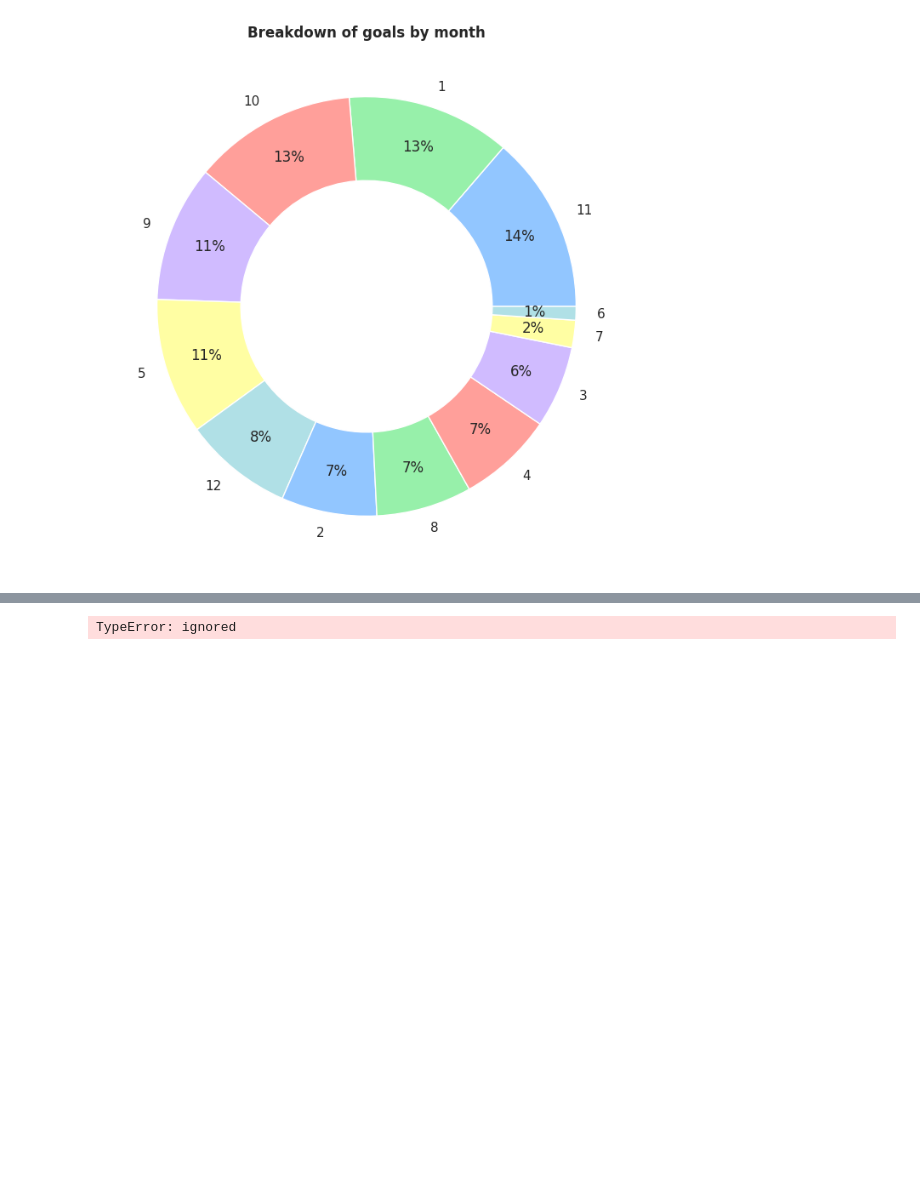
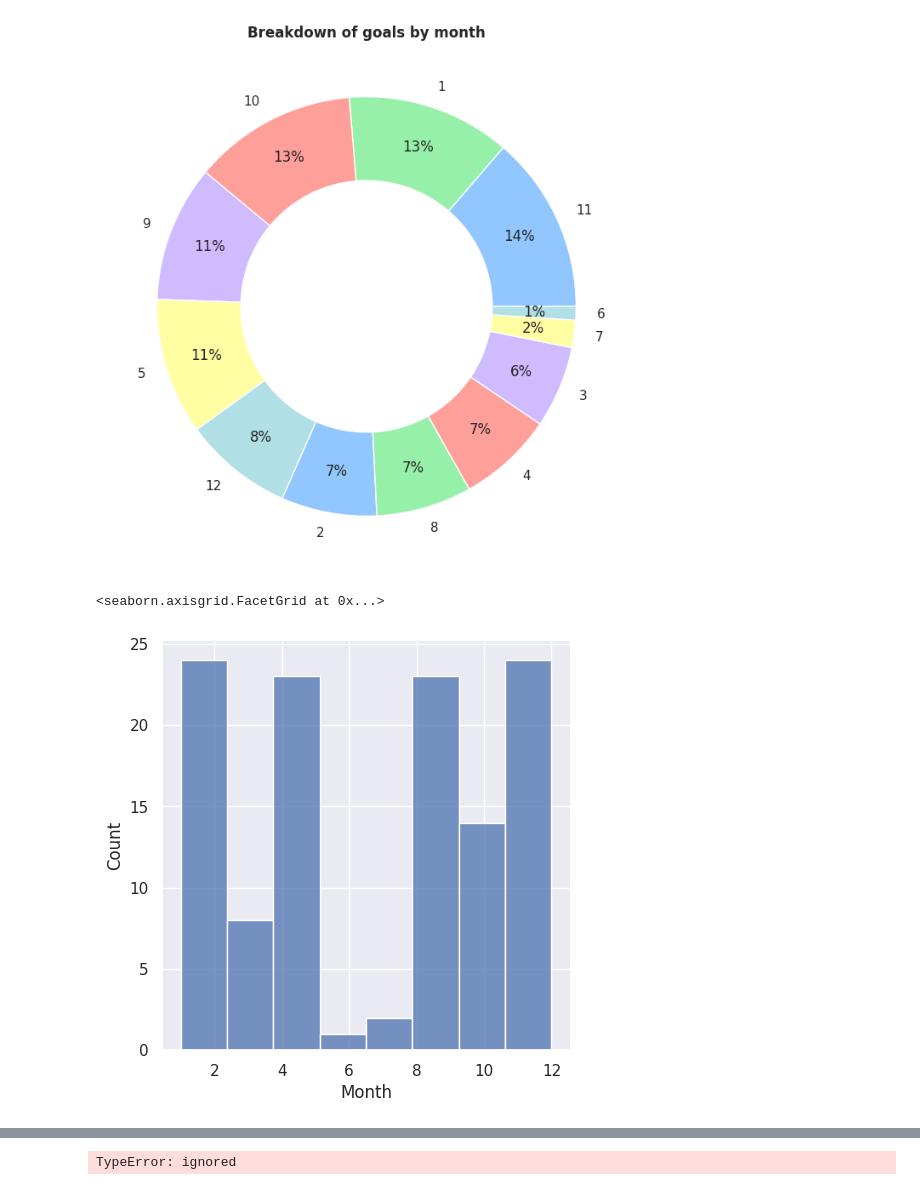
Before and after one commit to guilhermelaviola/GoalAnalysis, a Jupyter notebook: LautaroInterGoals.ipynb, the cells around one changed output, grey strips where cells are left out. Drawn from its saved outputs; the diff is of its cells as text; code cells hidden in the pictures; blank space fills up the shorter version.

```diff
--- a/LautaroInterGoals.ipynb
+++ b/LautaroInterGoals.ipynb
@@ -155,6 +155,13 @@ plt.title('Breakdown of goals by month', fontweight = 'bold')
 plt.show()
 # %% [output]
 [figure]
+# %%
+# Checking the goal performances by month:
+sns.set(rc = {'figure.figsize' : (12, 10)})
+sns.displot(df['Month'])
+# %% [output]
+<seaborn.axisgrid.FacetGrid at 0x...>
+[figure, added]
 # %%
 df.groupby('Date').first()['Assist'].value_counts().plot(kind = 'pie',
                                                               autopct = '%.0f%%',
```
Also changed, not shown: parts of 3 cells of this notebook.
